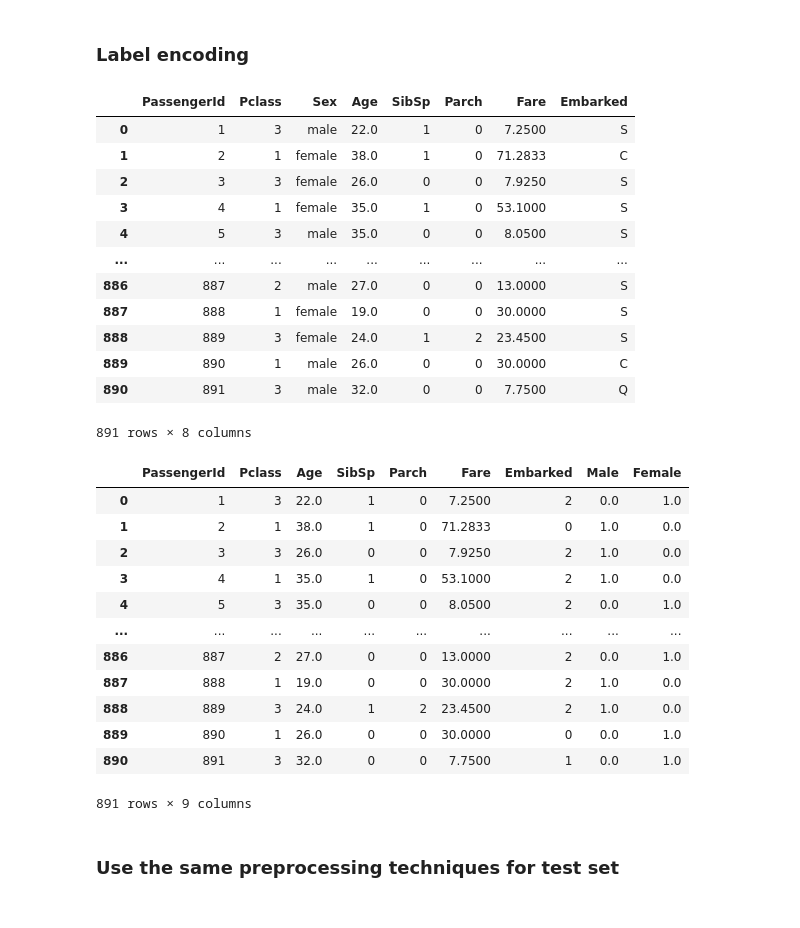
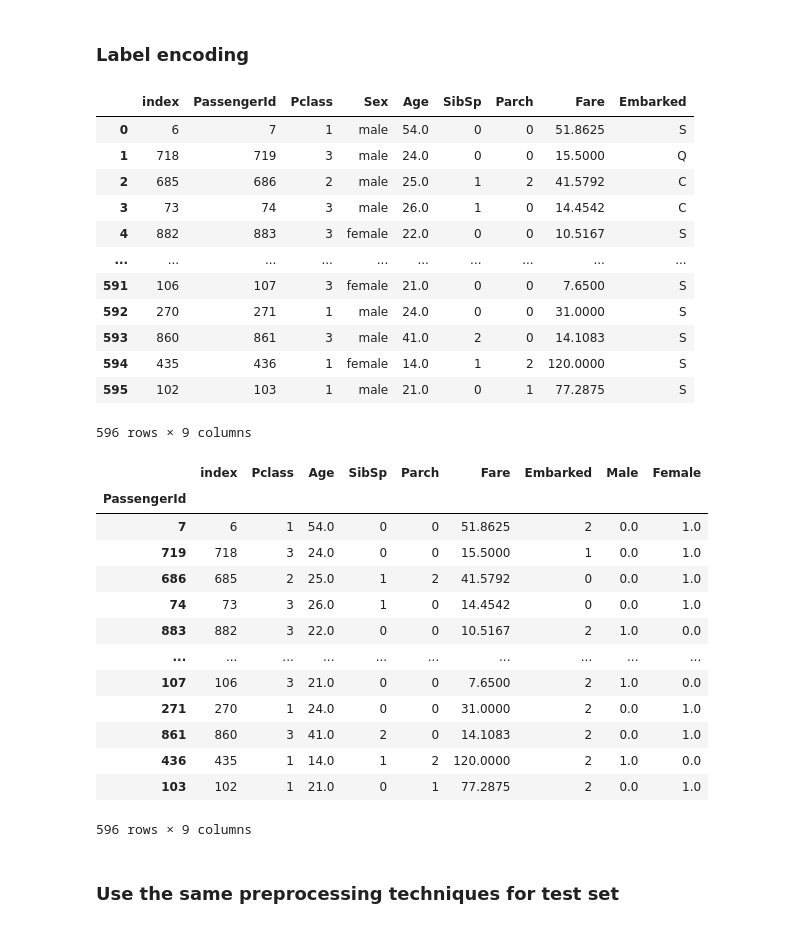
Before and after one commit to podSilvio/fastai-pytorch-playground, a Jupyter notebook: titanic-pytorch.ipynb, the cells around one changed output. Cells and saved outputs as stored; diff of their text form; code cells hidden in the pictures.

```diff
--- a/titanic-pytorch.ipynb
+++ b/titanic-pytorch.ipynb
@@ -39,6 +36,6 @@ Embarked         2
 dtype: int64
 # %%
 # Use mode() function to get the most frequent value
-modes = train.mode().iloc[0]
+modes = X_train.mode().iloc[0]
 modes
 # %% [output]
@@ -56,6 +53,6 @@ Embarked                         S
 Name: 0, dtype: object
 # %%
 # Use fillna with most frequent values
-train.fillna(modes, inplace=True)
+X_train.fillna(modes, inplace=True)
 # %%
 # Check for NaN values
@@ -67,26 +64,27 @@ Get rid of 'Name', 'Ticket' abd 'Cabin' variables
 **NOTE**: We don't use those values because right now it is out of scope. However, information in those variables are crucial and very imortant! The best score in Kaggle on Titanic dataset is performed only on 'Name' variable! See this notebook for more information: https://www.kaggle.com/code/cdeotte/titanic-using-name-only-0-81818/notebook
 **NOTE**: It's very common in tabular data to use *categorical embeddings*. This is on *TODO* list right after finishing this notebook.
 # %%
-train.drop(columns=['Name', 'Ticket', 'Cabin'], inplace=True)
+X_train.drop(columns=['Name', 'Ticket', 'Cabin'], inplace=True)
 # %% [markdown]
 ### Label encoding
 # %%
 # Explore which variables are categorical
-train
+X_train.reset_index(inplace=True)
+X_train
 # %% [output]
-|  | PassengerId | Pclass | Sex | Age | SibSp | Parch | Fare | Embarked |
-| 0 | 1 | 3 | male | 22.0 | 1 | 0 | 7.2500 | S |
-| 1 | 2 | 1 | female | 38.0 | 1 | 0 | 71.2833 | C |
-| 2 | 3 | 3 | female | 26.0 | 0 | 0 | 7.9250 | S |
-| 3 | 4 | 1 | female | 35.0 | 1 | 0 | 53.1000 | S |
-| 4 | 5 | 3 | male | 35.0 | 0 | 0 | 8.0500 | S |
-| ... | ... | ... | ... | ... | ... | ... | ... | ... |
-| 886 | 887 | 2 | male | 27.0 | 0 | 0 | 13.0000 | S |
-| 887 | 888 | 1 | female | 19.0 | 0 | 0 | 30.0000 | S |
-| 888 | 889 | 3 | female | 24.0 | 1 | 2 | 23.4500 | S |
-| 889 | 890 | 1 | male | 26.0 | 0 | 0 | 30.0000 | C |
-| 890 | 891 | 3 | male | 32.0 | 0 | 0 | 7.7500 | Q |
+|  | index | PassengerId | Pclass | Sex | Age | SibSp | Parch | Fare | Embarked |
+| 0 | 6 | 7 | 1 | male | 54.0 | 0 | 0 | 51.8625 | S |
+| 1 | 718 | 719 | 3 | male | 24.0 | 0 | 0 | 15.5000 | Q |
+| 2 | 685 | 686 | 2 | male | 25.0 | 1 | 2 | 41.5792 | C |
+| 3 | 73 | 74 | 3 | male | 26.0 | 1 | 0 | 14.4542 | C |
+| 4 | 882 | 883 | 3 | female | 22.0 | 0 | 0 | 10.5167 | S |
+| ... | ... | ... | ... | ... | ... | ... | ... | ... | ... |
+| 591 | 106 | 107 | 3 | female | 21.0 | 0 | 0 | 7.6500 | S |
+| 592 | 270 | 271 | 1 | male | 24.0 | 0 | 0 | 31.0000 | S |
+| 593 | 860 | 861 | 3 | male | 41.0 | 2 | 0 | 14.1083 | S |
+| 594 | 435 | 436 | 1 | female | 14.0 | 1 | 2 | 120.0000 | S |
+| 595 | 102 | 103 | 1 | male | 21.0 | 0 | 1 | 77.2875 | S |
-891 rows × 8 columns
+596 rows × 9 columns
 # %%
 # Categorical varaibles are Pclass, Sex, Embarked - use one-hot encoding for gender and label for embarked
 from sklearn.preprocessing import LabelEncoder, OneHotEncoder
@@ -96,31 +98,32 @@ one_hot_encoder = OneHotEncoder()
 # %%
-# Use one_hot_encode for gender
-gender = one_hot_encoder.fit_transform(train[['Sex']])
-
-# Merge train with encoded gender
-train = train.merge(pd.DataFrame(gender.toarray(), columns=['Male', 'Female']), left_index=True, right_index=True)
+#Merge train with encoded gender
+X_train = pd.concat([X_train, gender_df], axis=1)
 
 # Drop unused column
-train.drop(columns=['Sex'], inplace=True)
+X_train.drop(columns=['Sex'], inplace=True)
 
 # Encode 'Embarked' with label encoder
-train['Embarked'] = label_encoder.fit_transform(train['Embarked'])
+X_train['Embarked'] = label_encoder.fit_transform(X_train['Embarked'])
+
+# Set PassangerID as index
+X_train.set_index('PassengerId', inplace=True)
 
 # Print
-train
+X_train
 # %% [output]
-|  | PassengerId | Pclass | Age | SibSp | Parch | Fare | Embarked | Male | Female |
-| 0 | 1 | 3 | 22.0 | 1 | 0 | 7.2500 | 2 | 0.0 | 1.0 |
-| 1 | 2 | 1 | 38.0 | 1 | 0 | 71.2833 | 0 | 1.0 | 0.0 |
-| 2 | 3 | 3 | 26.0 | 0 | 0 | 7.9250 | 2 | 1.0 | 0.0 |
-| 3 | 4 | 1 | 35.0 | 1 | 0 | 53.1000 | 2 | 1.0 | 0.0 |
-| 4 | 5 | 3 | 35.0 | 0 | 0 | 8.0500 | 2 | 0.0 | 1.0 |
+|  | index | Pclass | Age | SibSp | Parch | Fare | Embarked | Male | Female |
+| PassengerId |  |  |  |  |  |  |  |  |  |
+| 7 | 6 | 1 | 54.0 | 0 | 0 | 51.8625 | 2 | 0.0 | 1.0 |
+| 719 | 718 | 3 | 24.0 | 0 | 0 | 15.5000 | 1 | 0.0 | 1.0 |
+| 686 | 685 | 2 | 25.0 | 1 | 2 | 41.5792 | 0 | 0.0 | 1.0 |
+| 74 | 73 | 3 | 26.0 | 1 | 0 | 14.4542 | 0 | 0.0 | 1.0 |
+| 883 | 882 | 3 | 22.0 | 0 | 0 | 10.5167 | 2 | 1.0 | 0.0 |
 | ... | ... | ... | ... | ... | ... | ... | ... | ... | ... |
-| 886 | 887 | 2 | 27.0 | 0 | 0 | 13.0000 | 2 | 0.0 | 1.0 |
-| 887 | 888 | 1 | 19.0 | 0 | 0 | 30.0000 | 2 | 1.0 | 0.0 |
-| 888 | 889 | 3 | 24.0 | 1 | 2 | 23.4500 | 2 | 1.0 | 0.0 |
-| 889 | 890 | 1 | 26.0 | 0 | 0 | 30.0000 | 0 | 0.0 | 1.0 |
-| 890 | 891 | 3 | 32.0 | 0 | 0 | 7.7500 | 1 | 0.0 | 1.0 |
+| 107 | 106 | 3 | 21.0 | 0 | 0 | 7.6500 | 2 | 1.0 | 0.0 |
+| 271 | 270 | 1 | 24.0 | 0 | 0 | 31.0000 | 2 | 0.0 | 1.0 |
+| 861 | 860 | 3 | 41.0 | 2 | 0 | 14.1083 | 2 | 0.0 | 1.0 |
+| 436 | 435 | 1 | 14.0 | 1 | 2 | 120.0000 | 2 | 1.0 | 0.0 |
+| 103 | 102 | 1 | 21.0 | 0 | 1 | 77.2875 | 2 | 0.0 | 1.0 |
-891 rows × 9 columns
+596 rows × 9 columns
 # %% [markdown]
 ### Use the same preprocessing techniques for test set
```
Also changed, not shown: parts of 29 cells of this notebook, 4 other files.
